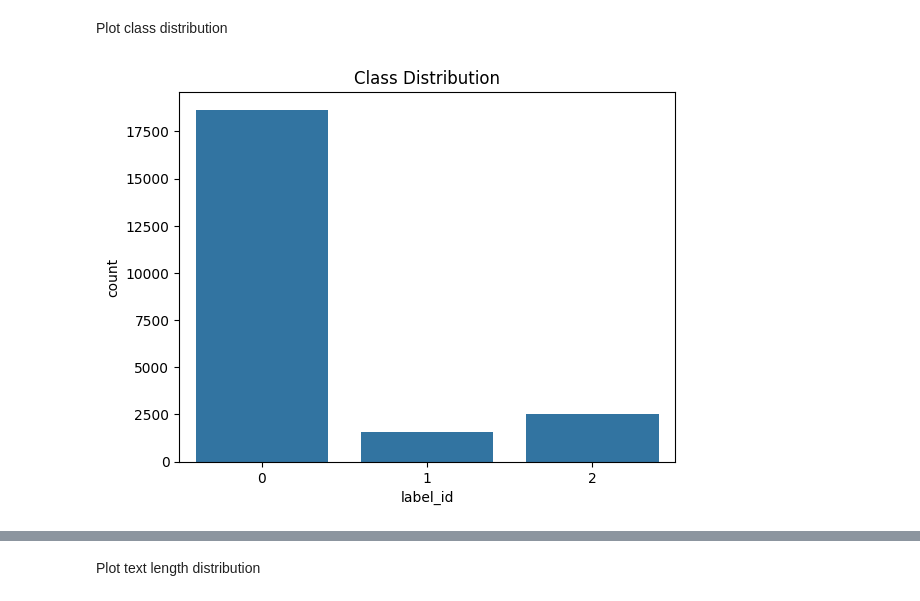
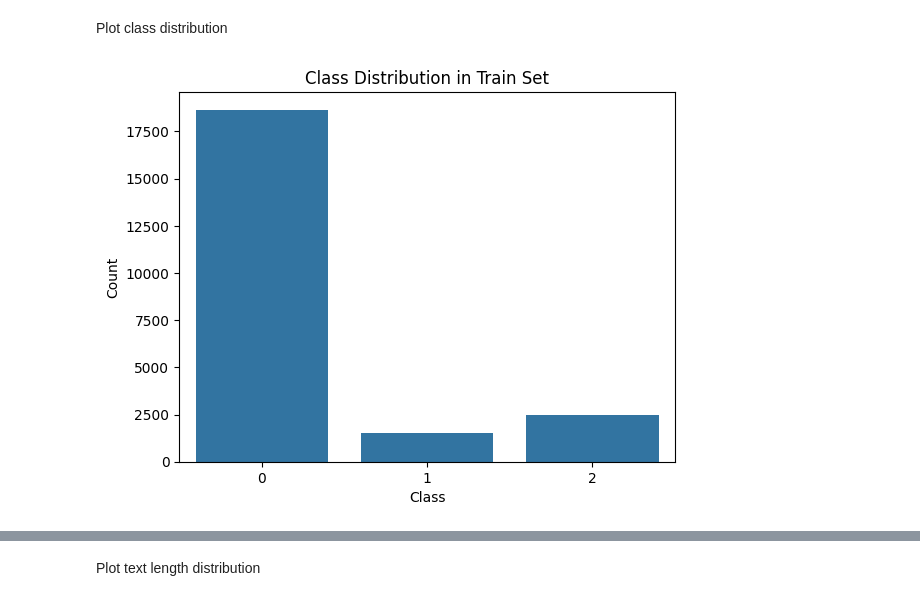
Before and after one commit to DuyMinhDo/Vietnamese-Hate-Speech-Detection, a Jupyter notebook: notebooks/EDA.ipynb, the cells around one changed output, grey strips where cells are left out. Saved outputs shown, nothing was run; the diff lists cells and outputs as text; code cells hidden in the pictures.

```diff
--- a/notebooks/EDA.ipynb
+++ b/notebooks/EDA.ipynb
@@ -123,7 +202,9 @@ EDA
 Plot class distribution
 # %%
 sns.countplot(x=train_set['label_id'])
-plt.title("Class Distribution")
+plt.title("Class Distribution in Train Set")
+plt.xlabel("Class")
+plt.ylabel("Count")
 plt.show()
 # %% [output]
-[figure, old version]
+[figure, new version]
```
Also changed, not shown: parts of 28 cells of this notebook, 11 other files.
